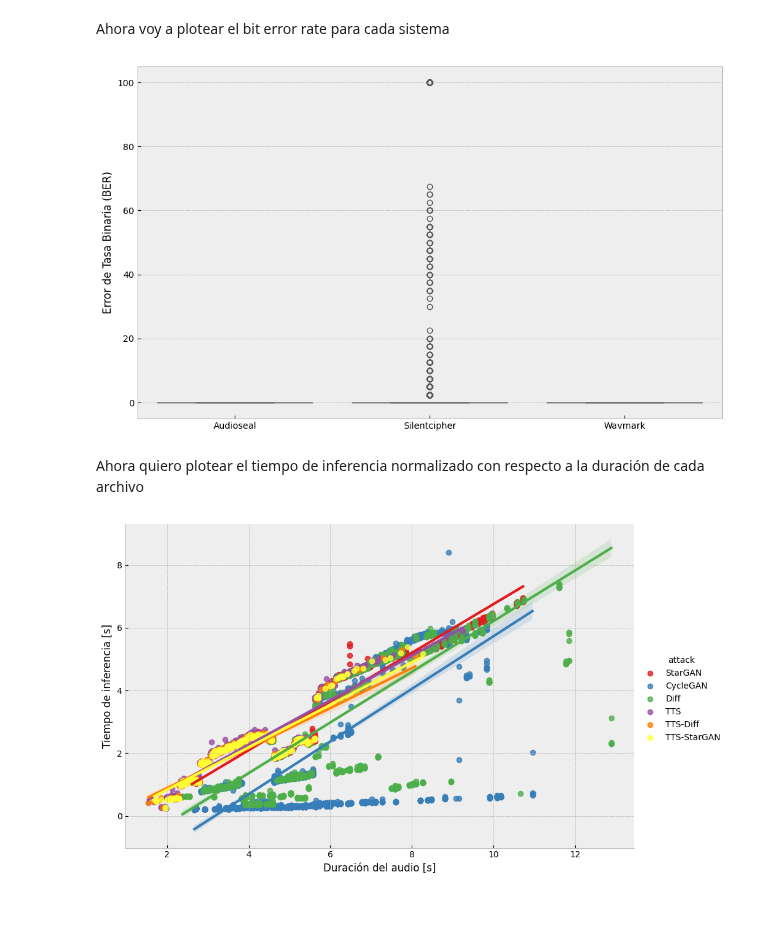
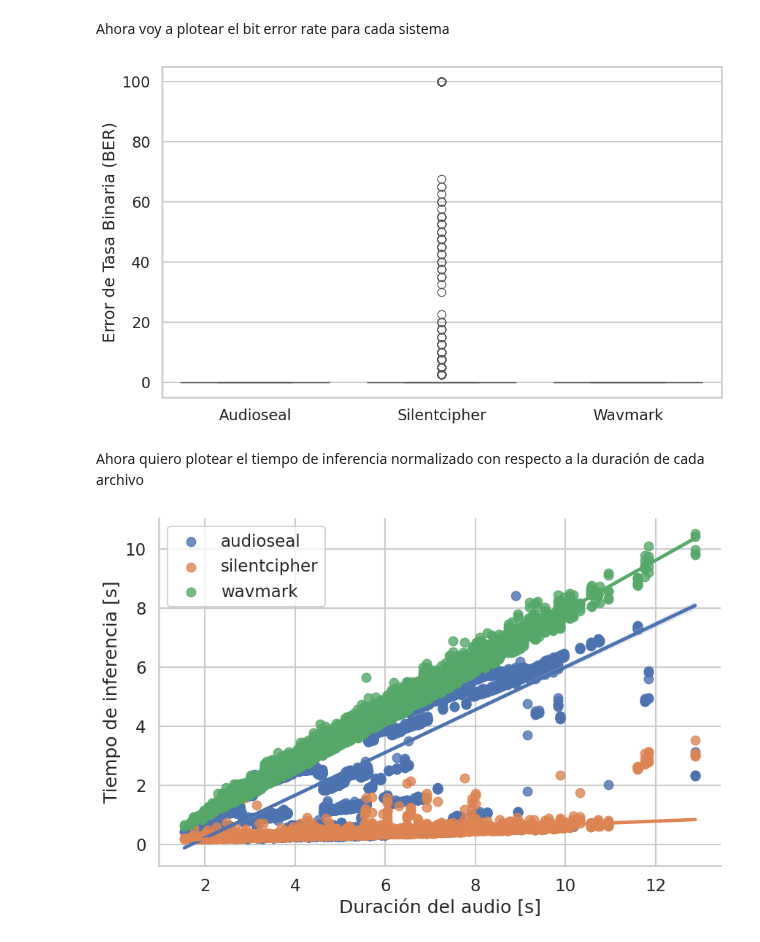
Before and after one commit to almarazj/watermarking-systems, a Jupyter notebook: plots/plots_tesis.ipynb, the cells around one changed output. Saved outputs shown, nothing was run; the diff lists cells and outputs as text; code cells hidden in the pictures; blank space fills up the shorter version.

```diff
--- a/plots/plots_tesis.ipynb
+++ b/plots/plots_tesis.ipynb
@@ -29,3 +31,6 @@ for system in systems:
+# %%
+plt.style.use('bmh')
+sns.set_theme(style="whitegrid", context="talk")
 # %% [markdown]
 Gráfico de la evaluación perceptual de la calidad del habla (snr)
 # %%
@@ -126,30 +128,36 @@ ber_df = pd.DataFrame({
               ['Wavmark'] * len(data['wavmark']['ber']),
     'BER': list(data['audioseal']['ber']) + list(data['silentcipher']['ber']) + list(data['wavmark']['ber'])
 })
-
 plt.figure(figsize=(10, 6))
 sns.boxplot(x='System', y='BER', data=ber_df, hue='System', legend=False, palette='Set2')
 plt.ylabel('Error de Tasa Binaria (BER)')
 plt.xlabel('')
 plt.tight_layout()
+plt.savefig(plots_folder / "ber.svg")
 plt.show()
 # %% [output]
-[figure, old version]
+[figure, new version]
 # %% [markdown]
 Ahora quiero plotear el tiempo de inferencia normalizado con respecto a la duración de cada archivo
 # %%
 protocol_columns = ['speaker_id', 'file_name', 'attack', 'key', 'duration']
 protocol_df = pd.read_csv('/home/jalma/Music/datasets/HABLA-spoofed/protocol-spoofed.txt', sep='\s+', header=None, names=protocol_columns)
 
-results_df = data['audioseal']
+merged_data = []
 
-merged_df = pd.merge(results_df, protocol_df[['file_name', 'duration']], on='file_name')
-merged_df['time_normalized'] = merged_df['time'] / merged_df['duration']
-sns.lmplot(x='duration', y='time', data=merged_df, hue='attack', palette='Set1', markers='o', height=6, aspect=1.5)
+for system in systems:
+    results_df = data[system]
+    merged_df = pd.merge(results_df, protocol_df[['file_name', 'duration']], on='file_name')
+    merged_df['system'] = system
+    merged_data.append(merged_df)
+
+final_df = pd.concat(merged_data, ignore_index=True)
+sns.lmplot(x='duration', y='time', hue='system', data=final_df, markers='o', height=6, aspect=1.5, legend=False)
+
 plt.xlabel('Duración del audio [s]')
 plt.ylabel('Tiempo de inferencia [s]')
-
-# Mostrar el gráfico
+plt.legend()
+plt.savefig(plots_folder / "time-dur.svg")
 plt.show()
 # %% [output]
-[figure, old version]
+[figure, new version]
```
Also changed, not shown: parts of 5 cells of this notebook, 4 other files.
